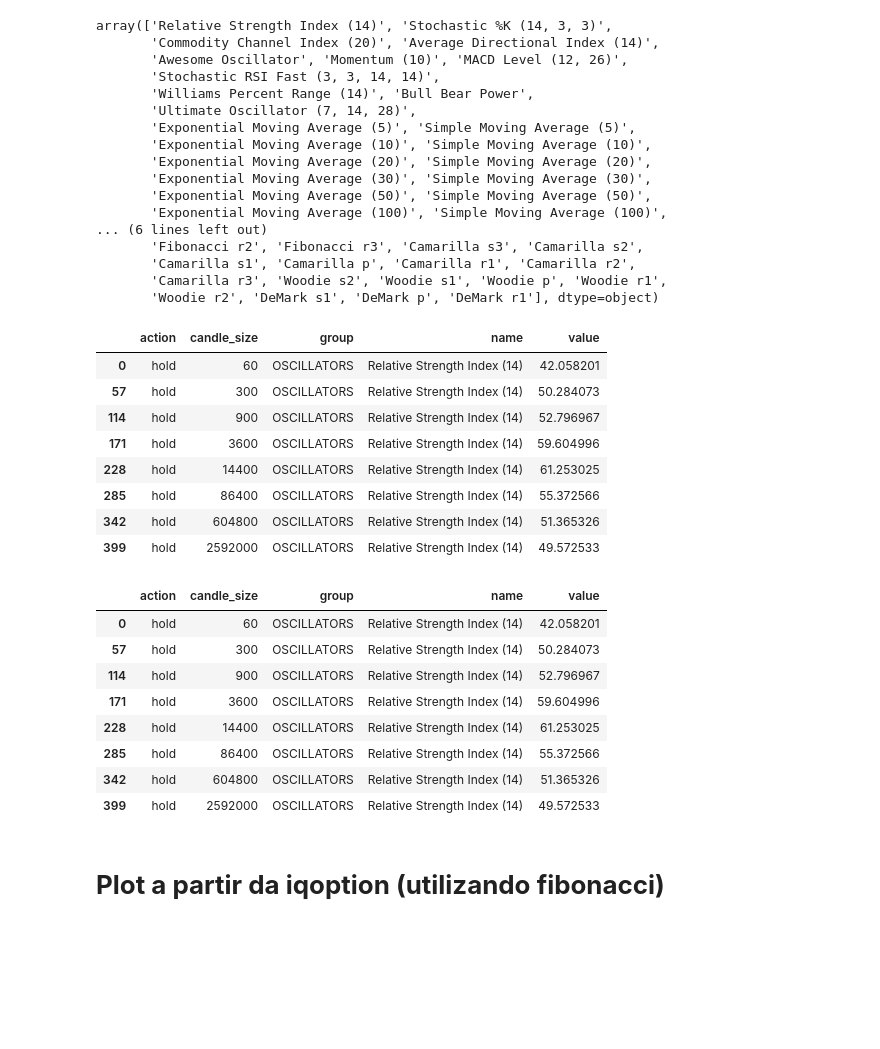
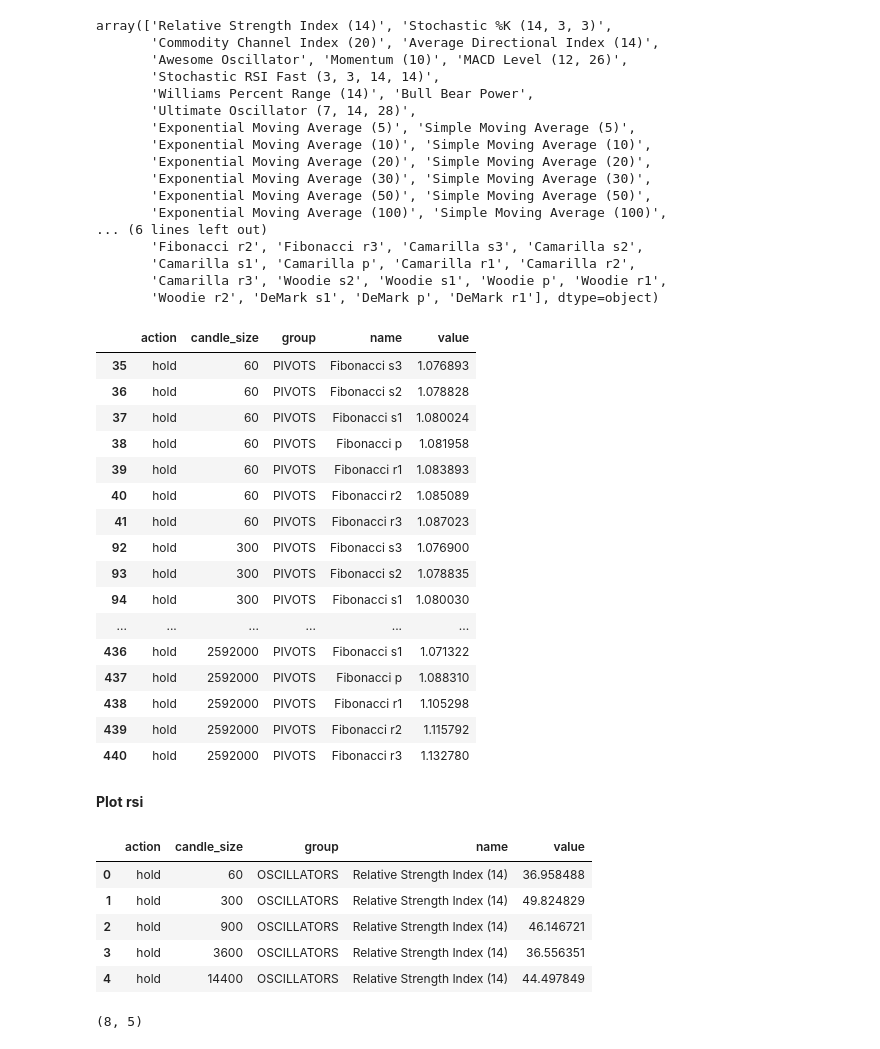
Before and after one commit to gabipasse/LAPES_binary_trade_bot, a Jupyter notebook: rsi_binary_trade.ipynb, the cells around one changed output. Drawn from its saved outputs; the diff is of its cells as text; code cells hidden in the pictures; blank space fills up the shorter version.

```diff
--- a/rsi_binary_trade.ipynb
+++ b/rsi_binary_trade.ipynb
@@ -831,29 +852,40 @@ array(['Relative Strength Index (14)', 'Stochastic %K (14, 3, 3)',
        'Camarilla s1', 'Camarilla p', 'Camarilla r1', 'Camarilla r2',
        'Camarilla r3', 'Woodie s2', 'Woodie s1', 'Woodie p', 'Woodie r1',
        'Woodie r2', 'DeMark s1', 'DeMark p', 'DeMark r1'], dtype=object)
+# %%
+indicators_df[indicators_df['name'].str.contains('Fibonacci')]
+# %% [output]
+|  | action | candle_size | group | name | value |
+| 35 | hold | 60 | PIVOTS | Fibonacci s3 | 1.076893 |
+| 36 | hold | 60 | PIVOTS | Fibonacci s2 | 1.078828 |
+| 37 | hold | 60 | PIVOTS | Fibonacci s1 | 1.080024 |
+| 38 | hold | 60 | PIVOTS | Fibonacci p | 1.081958 |
+| 39 | hold | 60 | PIVOTS | Fibonacci r1 | 1.083893 |
+| 40 | hold | 60 | PIVOTS | Fibonacci r2 | 1.085089 |
+| 41 | hold | 60 | PIVOTS | Fibonacci r3 | 1.087023 |
+| 92 | hold | 300 | PIVOTS | Fibonacci s3 | 1.076900 |
+| 93 | hold | 300 | PIVOTS | Fibonacci s2 | 1.078835 |
+| 94 | hold | 300 | PIVOTS | Fibonacci s1 | 1.080030 |
+| ... | ... | ... | ... | ... | ... |
+| 436 | hold | 2592000 | PIVOTS | Fibonacci s1 | 1.071322 |
+| 437 | hold | 2592000 | PIVOTS | Fibonacci p | 1.088310 |
+| 438 | hold | 2592000 | PIVOTS | Fibonacci r1 | 1.105298 |
+| 439 | hold | 2592000 | PIVOTS | Fibonacci r2 | 1.115792 |
+| 440 | hold | 2592000 | PIVOTS | Fibonacci r3 | 1.132780 |
+# %% [markdown]
+**Plot rsi**
 # %%
-indicators_df[indicators_df['name'] == 'Relative Strength Index (14)']
+rsi_df = indicators_df[indicators_df['name'] == 'Relative Strength Index (14)'].reset_index(drop=True)
-# %% [output]
-|  | action | candle_size | group | name | value |
-| 0 | hold | 60 | OSCILLATORS | Relative Strength Index (14) | 42.058201 |
-| 57 | hold | 300 | OSCILLATORS | Relative Strength Index (14) | 50.284073 |
-| 114 | hold | 900 | OSCILLATORS | Relative Strength Index (14) | 52.796967 |
-| 171 | hold | 3600 | OSCILLATORS | Relative Strength Index (14) | 59.604996 |
-| 228 | hold | 14400 | OSCILLATORS | Relative Strength Index (14) | 61.253025 |
-| 285 | hold | 86400 | OSCILLATORS | Relative Strength Index (14) | 55.372566 |
-| 342 | hold | 604800 | OSCILLATORS | Relative Strength Index (14) | 51.365326 |
-| 399 | hold | 2592000 | OSCILLATORS | Relative Strength Index (14) | 49.572533 |
-# %%
-indicators_df[indicators_df['name'] == 'Relative Strength Index (14)']
-# %% [output]
-|  | action | candle_size | group | name | value |
-| 0 | hold | 60 | OSCILLATORS | Relative Strength Index (14) | 42.058201 |
-| 57 | hold | 300 | OSCILLATORS | Relative Strength Index (14) | 50.284073 |
-| 114 | hold | 900 | OSCILLATORS | Relative Strength Index (14) | 52.796967 |
-| 171 | hold | 3600 | OSCILLATORS | Relative Strength Index (14) | 59.604996 |
-| 228 | hold | 14400 | OSCILLATORS | Relative Strength Index (14) | 61.253025 |
-| 285 | hold | 86400 | OSCILLATORS | Relative Strength Index (14) | 55.372566 |
-| 342 | hold | 604800 | OSCILLATORS | Relative Strength Index (14) | 51.365326 |
-| 399 | hold | 2592000 | OSCILLATORS | Relative Strength Index (14) | 49.572533 |
-# %% [markdown]
- # **Plot a partir da iqoption (utilizando fibonacci)**
+# %%
+rsi_df.head()
+# %% [output]
+|  | action | candle_size | group | name | value |
+| 0 | hold | 60 | OSCILLATORS | Relative Strength Index (14) | 36.958488 |
+| 1 | hold | 300 | OSCILLATORS | Relative Strength Index (14) | 49.824829 |
+| 2 | hold | 900 | OSCILLATORS | Relative Strength Index (14) | 46.146721 |
+| 3 | hold | 3600 | OSCILLATORS | Relative Strength Index (14) | 36.556351 |
+| 4 | hold | 14400 | OSCILLATORS | Relative Strength Index (14) | 44.497849 |
+# %%
+rsi_df.shape
+# %% [output]
+(8, 5)
```
Also changed, not shown: parts of 56 cells of this notebook.
